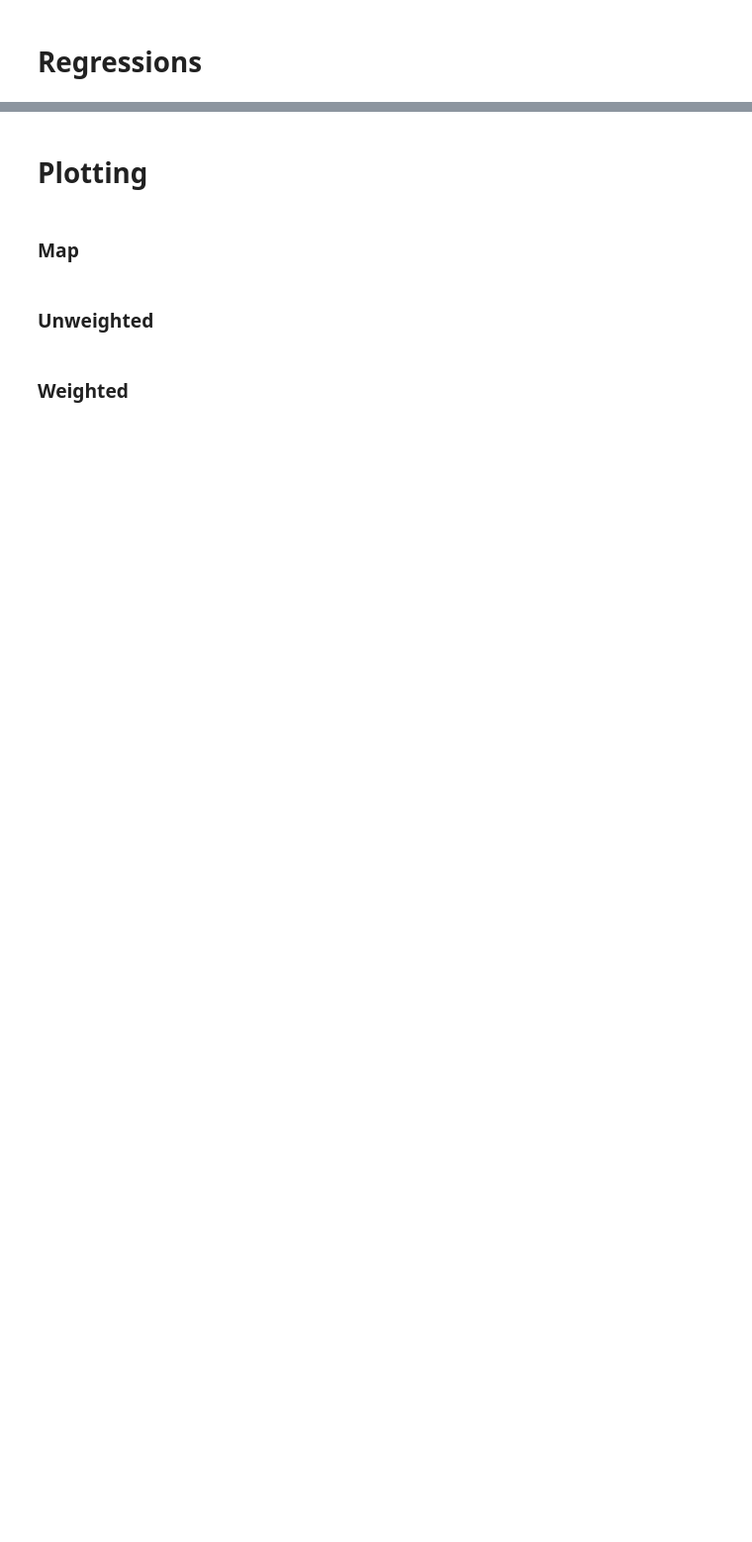
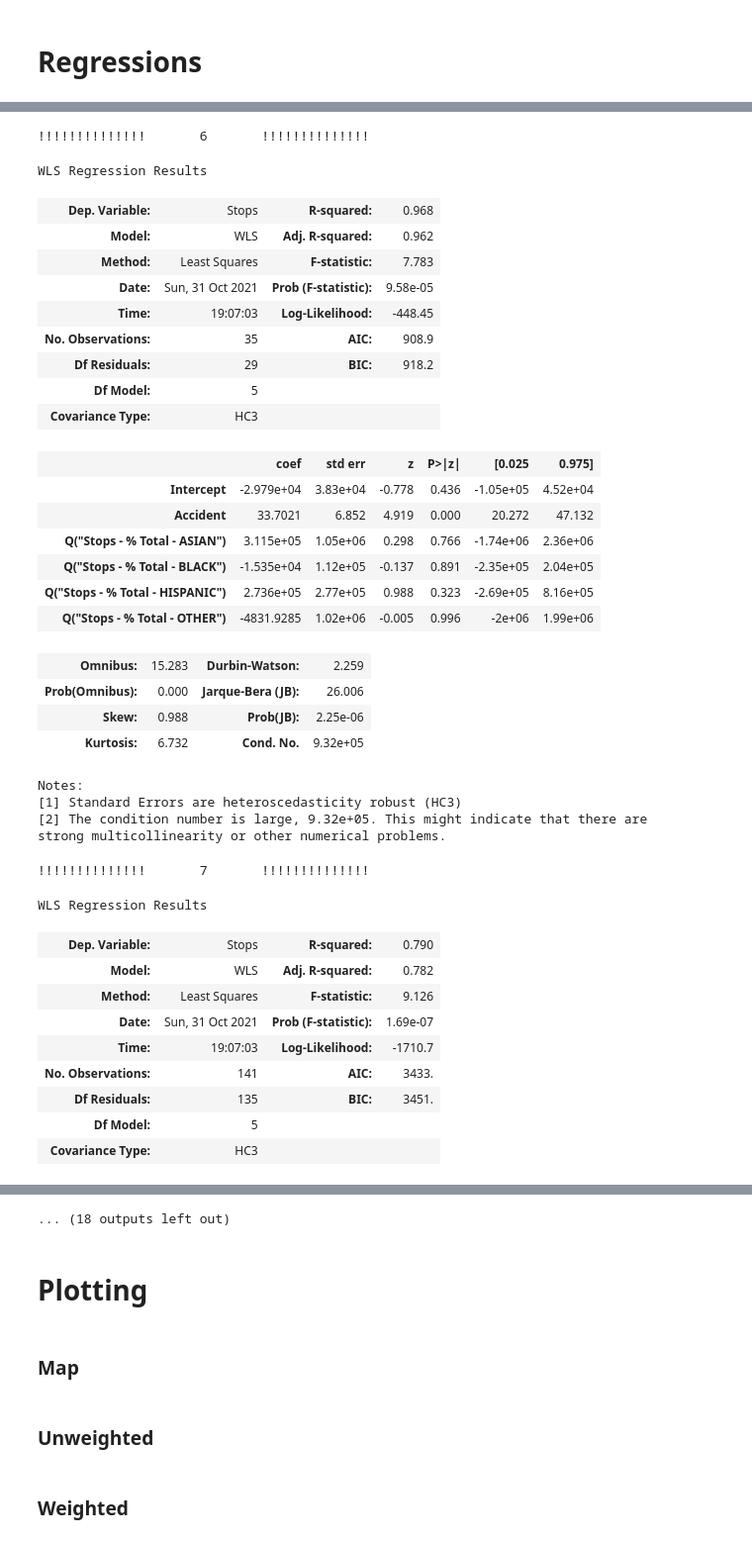
Before and after one commit to m-gaster/Policing-Thesis, a Jupyter notebook: Re-Analysis - 2021/Stops vs Accidents Distribution/Stops vs Accidents Distribution.ipynb, the cells around one changed output, grey strips where cells are left out. Shown at 99% size. Cells and saved outputs as stored; diff of their text form; code cells hidden in the pictures; blank space fills up the shorter version.

```diff
--- a/Re-Analysis - 2021/Stops vs Accidents Distribution/Stops vs Accidents Distribution.ipynb
+++ b/Re-Analysis - 2021/Stops vs Accidents Distribution/Stops vs Accidents Distribution.ipynb
@@ -303,4 +373,13 @@ for res in RESOLUTIONS:
                trendline='ols',
                title=res).show()
+# %%
+for res in RESOLUTIONS:
+    px.scatter(data_frame=grouped_dataframes2[res],
+               x='Stops per Accident',
+               y='Stops - % Total - WHITE',
+               size='Stops',
+            #    color=grouped_dataframes2[res]['Stops - % Total - WHITE'],
+               trendline='ols',
+               title=res).show()
 # %% [markdown]
 # Regressions
@@ -307,16 +390,15 @@ for res in RESOLUTIONS:
 # %%
-WLS_R2_dict = {}
-
 for resol in RESOLUTIONS:
 
-    mod = smf.wls(formula='Accident ~ Stops',
-                  data=grouped_dataframes[resol],
-                  weights=grouped_dataframes[resol]['Stops'])
+    mod = smf.wls(formula='''Q("Stops per Accident") ~ Q("BLACK + HISPANIC Stops - % Total")
+                  ''',
+                  data=grouped_dataframes2[resol],
+                  weights=grouped_dataframes2[resol]['Stops'])
 
-    WLS_R2_dict[resol] = mod.rsquared
+    # WLS_R2_dict[resol] = mod.rsquared
 
     res = mod.fit(cov_type='HC3')
     print(f'!!!!!!!!!!!!!!       {resol}       !!!!!!!!!!!!!!')
-    print(res.summary())
+    display(res.summary())
 # %% [output]
 !!!!!!!!!!!!!!       6       !!!!!!!!!!!!!!
@@ -338,0 +447,57 @@ strong multicollinearity or other numerical problems.
+# %%
+WLS_R2_dict = {}
+
+for resol in RESOLUTIONS:
+
+    mod = smf.wls(formula='''Stops ~ Accident
+                  + Q("Stops - % Total - ASIAN")
+                  + Q("Stops - % Total - BLACK")
+                  + Q("Stops - % Total - HISPANIC")
+                  + Q("Stops - % Total - OTHER")
+                  ''',
+                  data=grouped_dataframes2[resol],
+                  weights=grouped_dataframes2[resol]['Stops'])
+
+    # WLS_R2_dict[resol] = mod.rsquared
+
+    res = mod.fit(cov_type='HC3')
+    print(f'!!!!!!!!!!!!!!       {resol}       !!!!!!!!!!!!!!')
+    display(res.summary())
+# %% [output]
+!!!!!!!!!!!!!!       6       !!!!!!!!!!!!!!
+WLS Regression Results
+| Dep. Variable: | Stops | R-squared: | 0.968 |
+| Model: | WLS | Adj. R-squared: | 0.962 |
+| Method: | Least Squares | F-statistic: | 7.783 |
+| Date: | Sun, 31 Oct 2021 | Prob (F-statistic): | 9.58e-05 |
+| Time: | 19:07:03 | Log-Likelihood: | -448.45 |
+| No. Observations: | 35 | AIC: | 908.9 |
+| Df Residuals: | 29 | BIC: | 918.2 |
+| Df Model: | 5 |  |  |
+| Covariance Type: | HC3 |  |  |
+|  | coef | std err | z | P>|z| | [0.025 | 0.975] |
+| Intercept | -2.979e+04 | 3.83e+04 | -0.778 | 0.436 | -1.05e+05 | 4.52e+04 |
+| Accident | 33.7021 | 6.852 | 4.919 | 0.000 | 20.272 | 47.132 |
+| Q("Stops - % Total - ASIAN") | 3.115e+05 | 1.05e+06 | 0.298 | 0.766 | -1.74e+06 | 2.36e+06 |
+| Q("Stops - % Total - BLACK") | -1.535e+04 | 1.12e+05 | -0.137 | 0.891 | -2.35e+05 | 2.04e+05 |
+| Q("Stops - % Total - HISPANIC") | 2.736e+05 | 2.77e+05 | 0.988 | 0.323 | -2.69e+05 | 8.16e+05 |
+| Q("Stops - % Total - OTHER") | -4831.9285 | 1.02e+06 | -0.005 | 0.996 | -2e+06 | 1.99e+06 |
+| Omnibus: | 15.283 | Durbin-Watson: | 2.259 |
+| Prob(Omnibus): | 0.000 | Jarque-Bera (JB): | 26.006 |
+| Skew: | 0.988 | Prob(JB): | 2.25e-06 |
+| Kurtosis: | 6.732 | Cond. No. | 9.32e+05 |
+Notes:
+[1] Standard Errors are heteroscedasticity robust (HC3)
+[2] The condition number is large, 9.32e+05. This might indicate that there are
+strong multicollinearity or other numerical problems.
+!!!!!!!!!!!!!!       7       !!!!!!!!!!!!!!
+WLS Regression Results
+| Dep. Variable: | Stops | R-squared: | 0.790 |
+| Model: | WLS | Adj. R-squared: | 0.782 |
+| Method: | Least Squares | F-statistic: | 9.126 |
+| Date: | Sun, 31 Oct 2021 | Prob (F-statistic): | 1.69e-07 |
+| Time: | 19:07:03 | Log-Likelihood: | -1710.7 |
+| No. Observations: | 141 | AIC: | 3433. |
+| Df Residuals: | 135 | BIC: | 3451. |
+| Df Model: | 5 |  |  |
+| Covariance Type: | HC3 |  |  |
@@ -339,3 +519,4 @@ strong multicollinearity or other numerical problems.
+... (18 outputs left out)
 # %% [markdown]
 # Plotting
 # %% [markdown]
```
Also changed, not shown: parts of 29 cells of this notebook.
